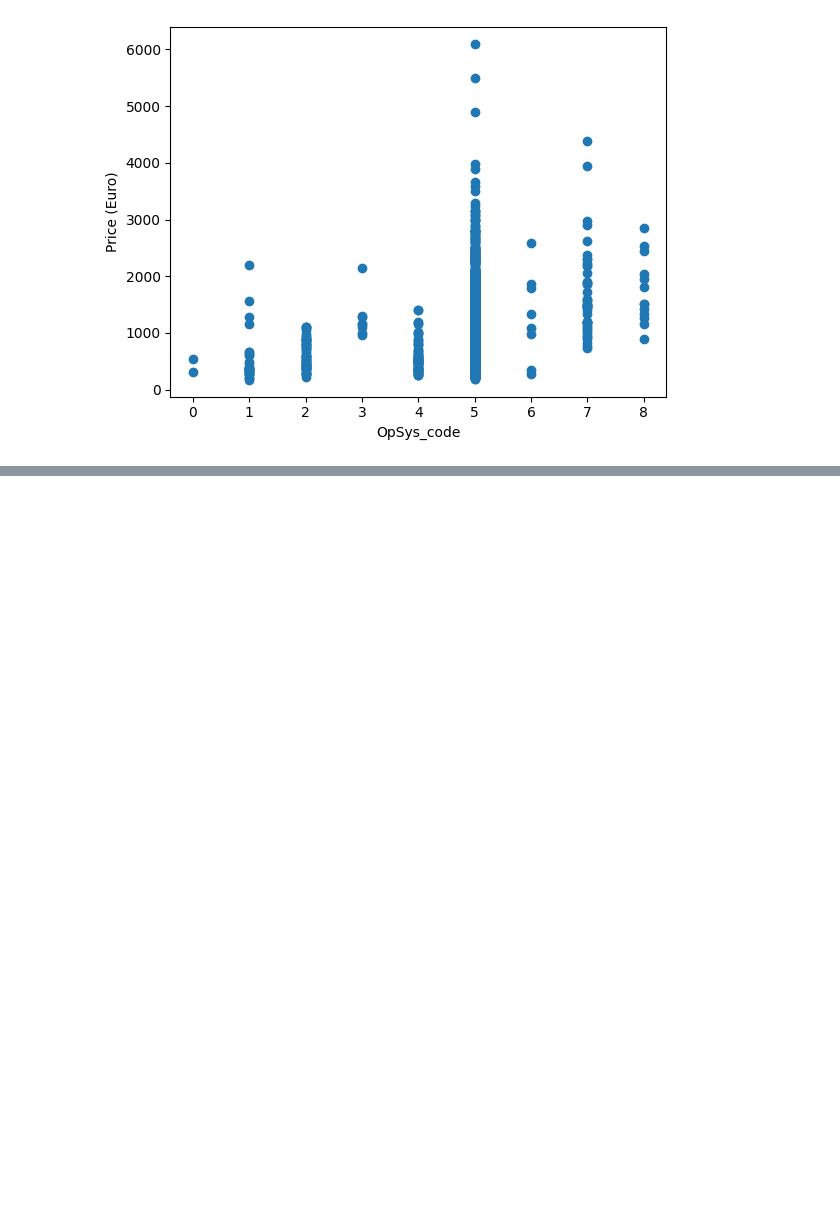
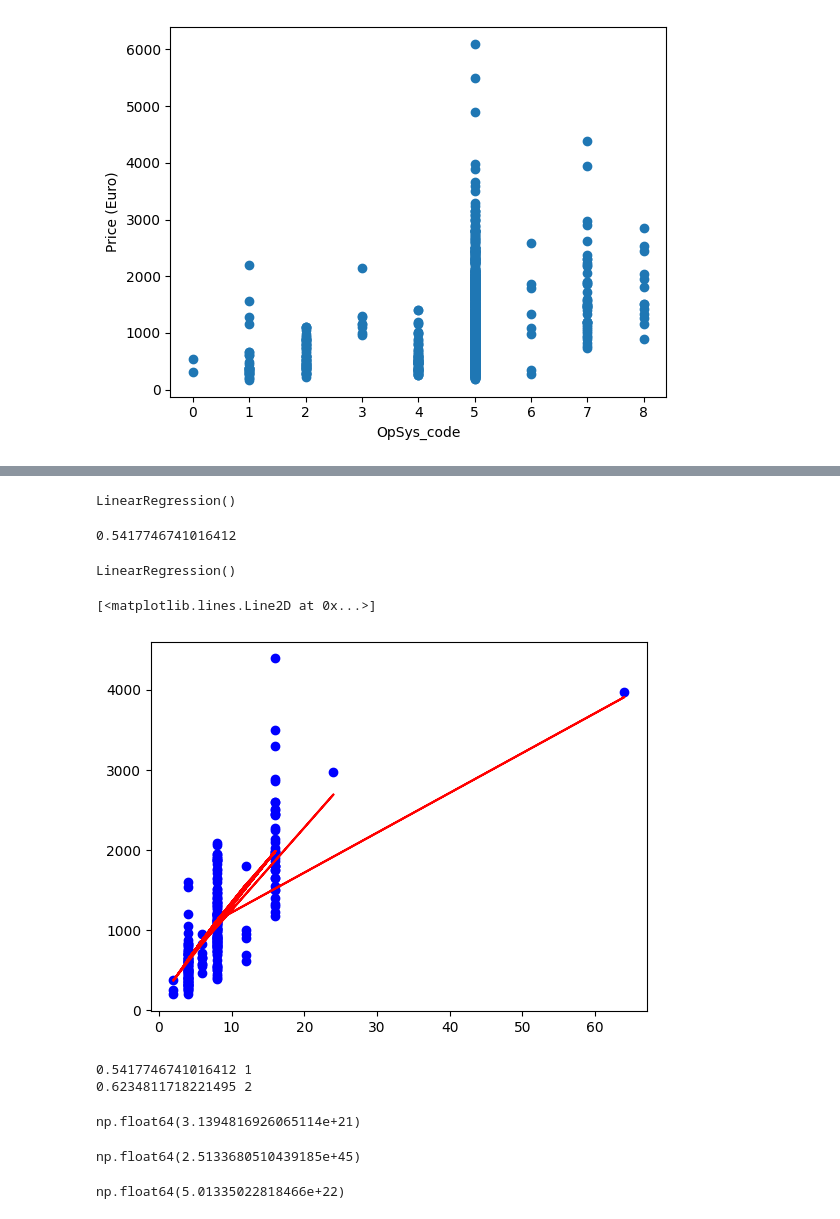
Before and after one commit to vineetha00/ML, a Jupyter notebook: laptop_price.ipynb, the cells around one changed output, grey strips where cells are left out. Drawn from its saved outputs; the diff is of its cells as text; code cells hidden in the pictures; blank space fills up the shorter version.

```diff
--- a/laptop_price.ipynb
+++ b/laptop_price.ipynb
@@ -185,3 +192,10 @@ for col in col:
 # %%
-X = np.array(['RAM (GB)']).reshape(-1,1)
-Y = np.array([''])
+X = np.array(df['RAM (GB)']).reshape(-1,1)
+Y = np.array(df['Price (Euro)']).reshape(-1,1)
+# %%
+X_train, X_test, Y_train, Y_test = train_test_split(X,Y,test_size=0.2)
+# %%
+model=LinearRegression()
+model.fit(X_train,Y_train)
+# %% [output]
+LinearRegression()
@@ -187,0 +204,53 @@ Y = np.array([''])
+# %%
+r2 = r2_score(Y_test,y_pred)
+r2
+# %% [output]
+0.5417746741016412
+# %%
+from sklearn.preprocessing import PolynomialFeatures
+poly = PolynomialFeatures(degree=2)
+X_poly = poly.fit_transform(X_train)
+
+lin2=LinearRegression()
+lin2.fit(X_poly,Y_train)
+# %% [output]
+LinearRegression()
+# %%
+plt.scatter(X_test,Y_test, color='b')
+plt.plot(X_test,lin2.predict(poly.fit_transform(X_test)), color='r')
+# %% [output]
+[<matplotlib.lines.Line2D at 0x...>]
+[figure, added]
+# %%
+for i in range(1,50):
+    poly = PolynomialFeatures(degree=i)
+    X_poly = poly.fit_transform(X_train)
+
+    lin2=LinearRegression()
+    lin2.fit(X_poly,Y_train)
+
+    r2 = r2_score(Y_test,lin2.predict(poly.fit_transform(X_test)))
+
+    if r2>0.48:
+        print(r2,i)
+# %% [output]
+0.5417746741016412 1
+0.6234811718221495 2
+# %%
+from sklearn.metrics import mean_absolute_error
+
+mean_absolute_error(Y_test,lin2.predict(poly.fit_transform(X_test)))
+# %% [output]
+np.float64(3.1394816926065114e+21)
+# %%
+from sklearn.metrics import mean_squared_error
+
+mean_squared_error(Y_test,lin2.predict(poly.fit_transform(X_test)))
+# %% [output]
+np.float64(2.5133680510439185e+45)
+# %%
+from sklearn.metrics import root_mean_squared_error
+
+root_mean_squared_error(Y_test,lin2.predict(poly.fit_transform(X_test)))
+# %% [output]
+np.float64(5.01335022818466e+22)
```
Also changed, not shown: parts of 6 cells of this notebook, 2 other files.
